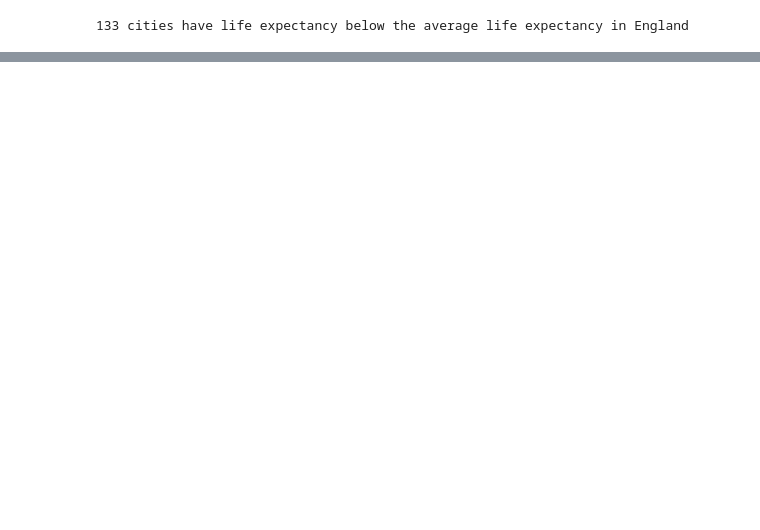
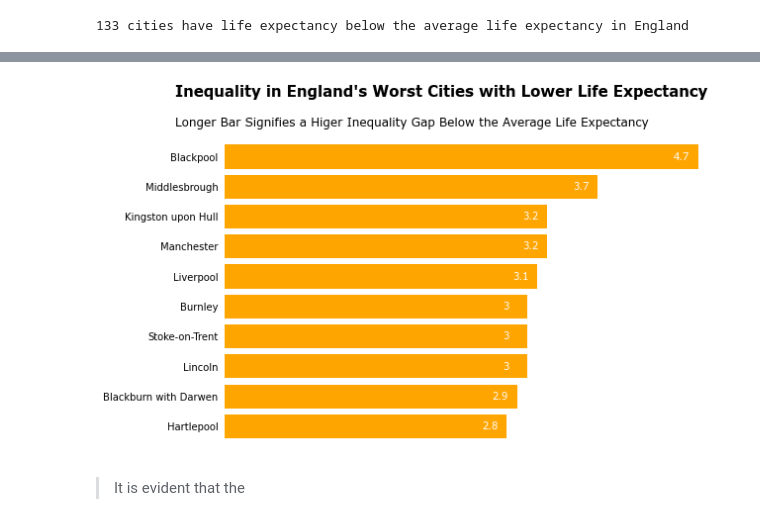
Before and after one commit to Biob-scientist/Inequalities-in-Health-in-England, a Jupyter notebook: main.ipynb, the cells around one changed output, grey strips where cells are left out. Saved outputs shown, nothing was run; the diff lists cells and outputs as text; code cells hidden in the pictures; blank space fills up the shorter version.

```diff
--- a/main.ipynb
+++ b/main.ipynb
@@ -430,0 +529,6 @@ import plotly
+# %%
+## find the iniquaity gap in life expectancy below the mean
+below_c=below_avg.copy()
+below_c['diff']=round(england_life_expectancy-below_avg['life_expectancy'],2)
+xb=below_c.sort_values("diff",ascending=True).tail(10)
+xb.head()
@@ -430,0 +542,14 @@ import plotly
+# %%
+fig,ax=plt.subplots(figsize=(9,6))
+p=plt.barh(xb['city'],round(xb['diff'],1),color="orange")
+plt.bar_label(p,label_type='edge',size=10,name="Verdana",alpha=1,padding=-25,color='#fff')
+plt.tick_params(left=False)
+plt.xticks([])
+sns.despine(bottom=True,left=True)
+plt.text(-0.5,11,"Inequality in England's Worst Cities with Lower Life Expectancy  ",color="k",size=15,name="Verdana", weight="bold")
+plt.text(-0.5,10,"Longer Bar Signifies a Higer Inequality Gap Below the Average Life Expectancy",color="k",size=12,name="Verdana")
+plt.show()
+# %% [output]
+[figure, added]
+# %% [markdown]
+> It is evident that the
```
Also changed, not shown: parts of 75 cells of this notebook, 1 other file.
